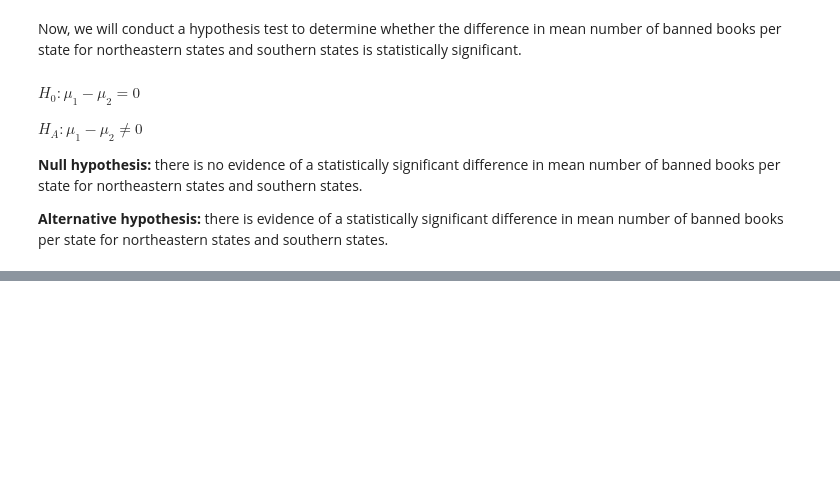
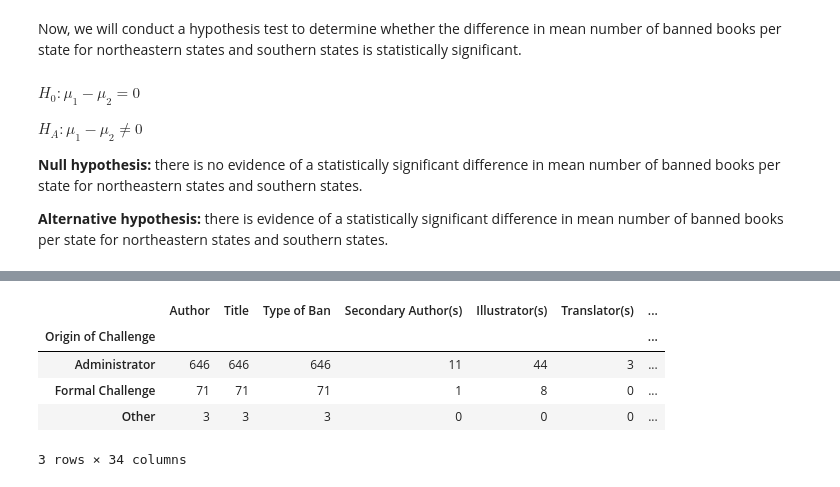
Before and after one commit to yashadoddabele/bannedbooks_project, a Jupyter notebook: bannedbooks.ipynb, the cells around one changed output, grey strips where cells are left out. Cells and saved outputs as stored; diff of their text form; code cells hidden in the pictures; blank space fills up the shorter version.

```diff
--- a/bannedbooks.ipynb
+++ b/bannedbooks.ipynb
@@ -223,0 +237,10 @@ josh test
+# %%
+#the total number of bans by origin of challenge
+df_allbooks.groupby("Origin of Challenge").count()
+# %% [output]
+|  | Author | Title | Type of Ban | Secondary Author(s) | Illustrator(s) | Translator(s) | ... |
+| Origin of Challenge |  |  |  |  |  |  | ... |
+| Administrator | 646 | 646 | 646 | 11 | 44 | 3 | ... |
+| Formal Challenge | 71 | 71 | 71 | 1 | 8 | 0 | ... |
+| Other | 3 | 3 | 3 | 0 | 0 | 0 | ... |
+3 rows × 34 columns
```
Also changed, not shown: parts of 11 cells of this notebook.
